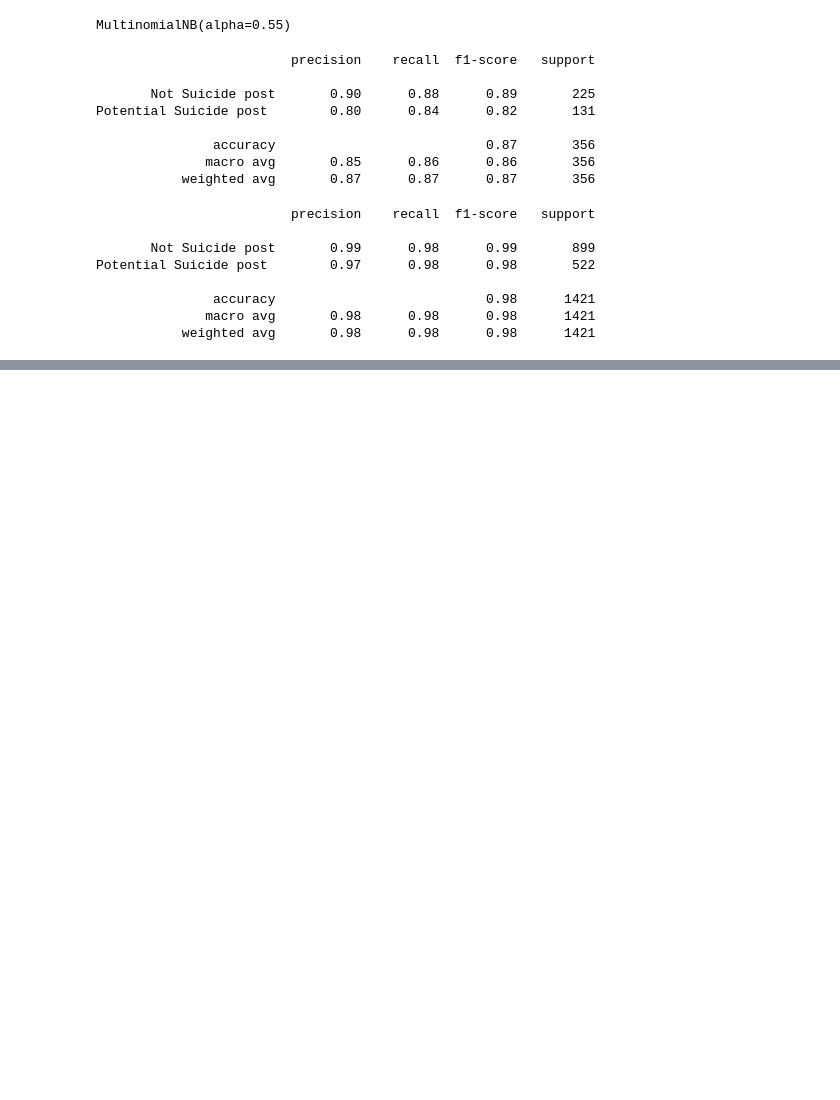
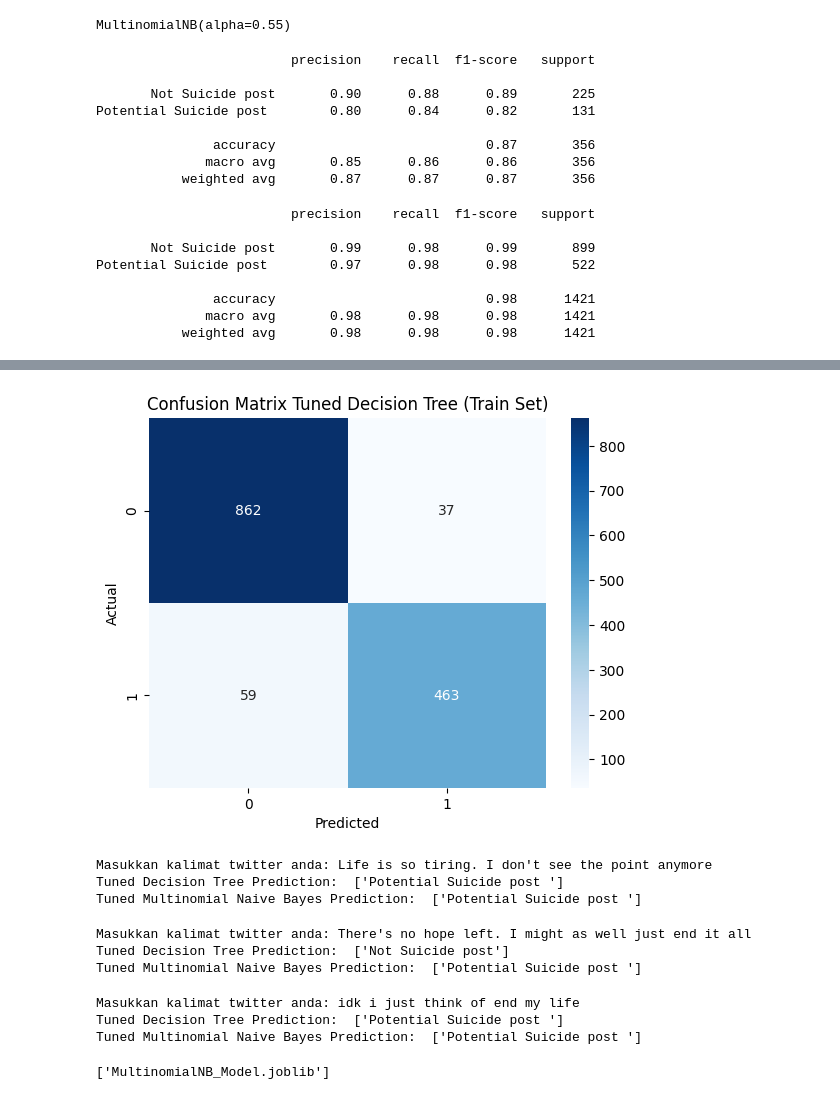
Before and after one commit to MaulanaHasyim/MaulanaHasyim, a Jupyter notebook: notebooks/kode_crawling_twitter.ipynb, the cells around one changed output, grey strips where cells are left out. Saved outputs shown, nothing was run; the diff lists cells and outputs as text; code cells hidden in the pictures; blank space fills up the shorter version.

```diff
--- a/notebooks/kode_crawling_twitter.ipynb
+++ b/notebooks/kode_crawling_twitter.ipynb
@@ -456,0 +672,3 @@ print("Best parameters:", opt.best_params_)
+# %%
+y_pred_train_tree_prune = dt_prune.predict(X_train_vect)
+print(classification_report(y_train, y_pred_train_tree_prune))
@@ -456,0 +692,8 @@ print("Best parameters:", opt.best_params_)
+# %%
+sns.heatmap(confusion_matrix(y_train, y_pred_train_tree_prune), annot=True, fmt='g', cmap='Blues')
+plt.xlabel('Predicted')
+plt.ylabel('Actual')
+plt.title('Confusion Matrix Tuned Decision Tree (Train Set)')
+plt.show()
+# %% [output]
+[figure, added]
@@ -456,0 +709,33 @@ print("Best parameters:", opt.best_params_)
+# %%
+# Contoh kalimat
+# Life is so tiring. I don't see the point anymore
+# There's no hope left. I might as well just end it all
+# I'm so exhausted today. I just want to sleep all day.
+text = input("Masukkan kalimat twitter anda: ")
+print("Tuned Decision Tree Prediction: ", dt_prune.predict(sentiment_analysis(text)))
+print("Tuned Multinomial Naive Bayes Prediction: ", mnb_tuned.predict(sentiment_analysis(text)))
+# %% [output]
+Masukkan kalimat twitter anda: Life is so tiring. I don't see the point anymore
+Tuned Decision Tree Prediction:  ['Potential Suicide post ']
+Tuned Multinomial Naive Bayes Prediction:  ['Potential Suicide post ']
+# %%
+text = input("Masukkan kalimat twitter anda: ")
+print("Tuned Decision Tree Prediction: ", dt_prune.predict(sentiment_analysis(text)))
+print("Tuned Multinomial Naive Bayes Prediction: ", mnb_tuned.predict(sentiment_analysis(text)))
+# %% [output]
+Masukkan kalimat twitter anda: There's no hope left. I might as well just end it all
+Tuned Decision Tree Prediction:  ['Not Suicide post']
+Tuned Multinomial Naive Bayes Prediction:  ['Potential Suicide post ']
+# %%
+text = input("Masukkan kalimat twitter anda: ")
+print("Tuned Decision Tree Prediction: ", dt_prune.predict(sentiment_analysis(text)))
+print("Tuned Multinomial Naive Bayes Prediction: ", mnb_tuned.predict(sentiment_analysis(text)))
+# %% [output]
+Masukkan kalimat twitter anda: idk i just think of end my life
+Tuned Decision Tree Prediction:  ['Potential Suicide post ']
+Tuned Multinomial Naive Bayes Prediction:  ['Potential Suicide post ']
+# %%
+joblib.dump(dt_prune, 'DecisionTree_Model.joblib')
+joblib.dump(mnb_tuned, 'MultinomialNB_Model.joblib')
+# %% [output]
+['MultinomialNB_Model.joblib']
```
Also changed, not shown: parts of 19 cells of this notebook.
